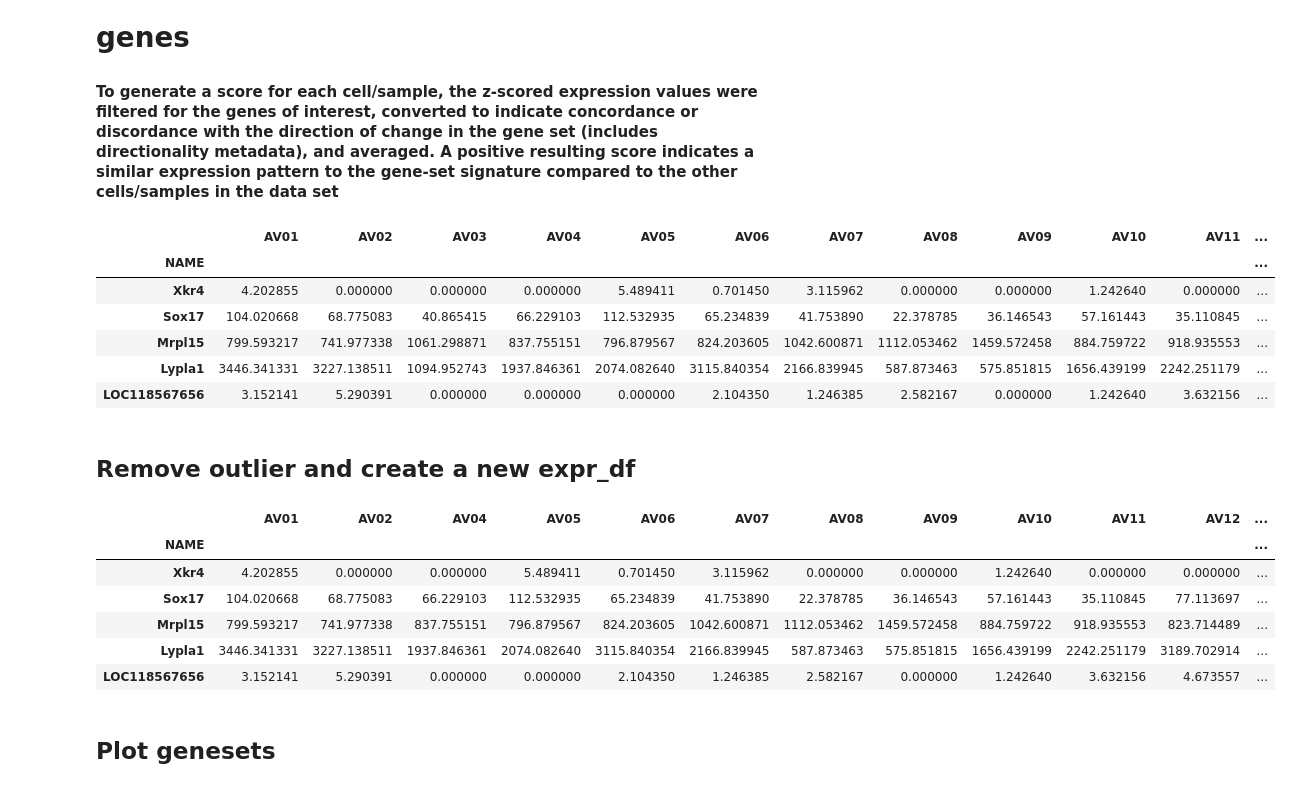
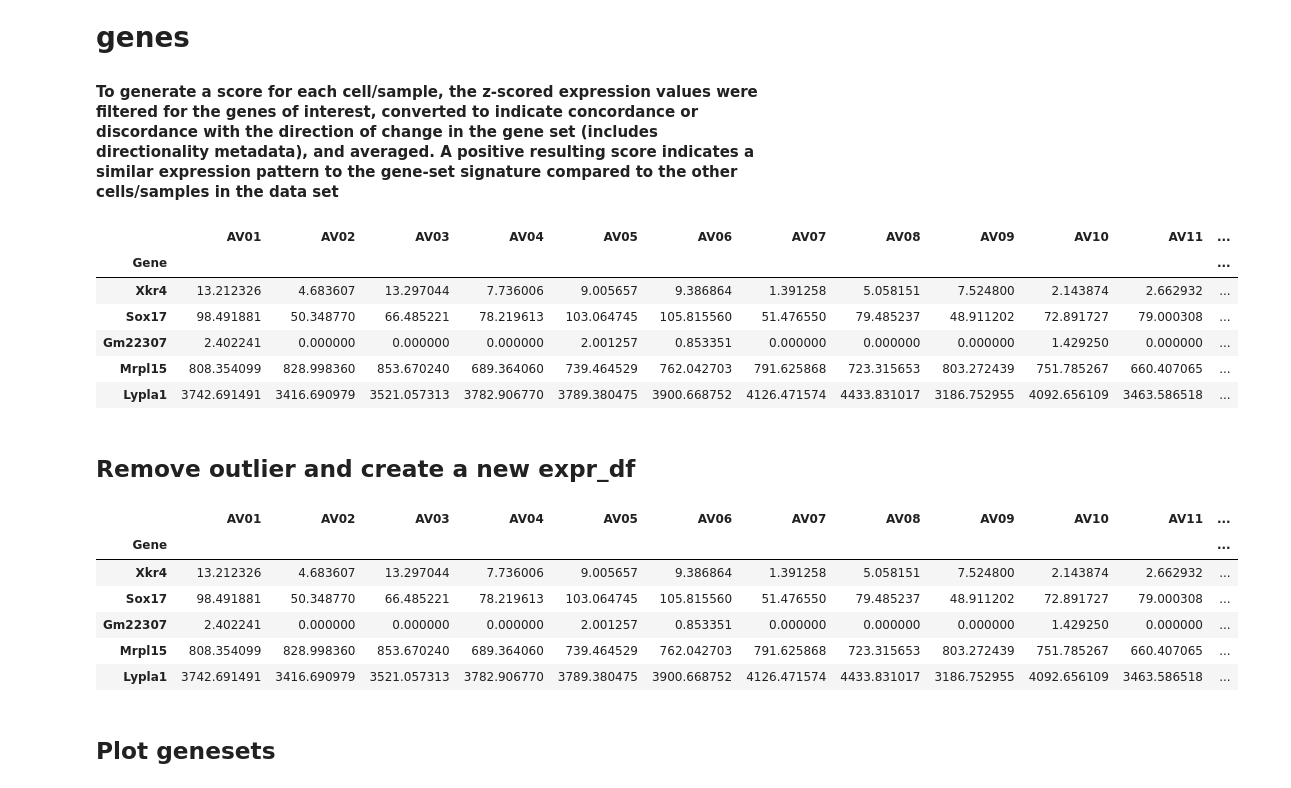
Before and after one commit to akanksha-sachan/ERCC1_iPSC_analysis, a Jupyter notebook: liver_mice/sen_scores.ipynb, the cells around one changed output. Drawn from its saved outputs; the diff is of its cells as text; code cells hidden in the pictures.

```diff
--- a/liver_mice/sen_scores.ipynb
+++ b/liver_mice/sen_scores.ipynb
@@ -14,34 +6,34 @@ from utils import *
 # %%
 data_dir = '/ocean/projects/cis240075p/asachan/datasets/senescence_datasets/mouse_liver/ercc1_livers'
 # %%
-normalized_counts = pd.read_csv(os.path.join(data_dir, 'norm.txt'), sep='\t', skiprows=2)
-expr_df = normalized_counts.set_index('NAME')
-expr_df = expr_df.drop('Description', axis=1)
+normalized_counts = pd.read_csv(os.path.join(data_dir, 'Ercc1_liver_WD_normcounts.csv'), sep=',')
+expr_df = normalized_counts.set_index('Gene')
 expr_df = expr_df.select_dtypes(include=[np.number])
 expr_df = expr_df.dropna()  # Remove rows with NaN values
 display(expr_df.head())
 # %% [output]
 |  | AV01 | AV02 | AV03 | AV04 | AV05 | AV06 | AV07 | AV08 | AV09 | AV10 | AV11 | ... |
-| NAME |  |  |  |  |  |  |  |  |  |  |  | ... |
-| Xkr4 | 4.202855 | 0.000000 | 0.000000 | 0.000000 | 5.489411 | 0.701450 | 3.115962 | 0.000000 | 0.000000 | 1.242640 | 0.000000 | ... |
-| Sox17 | 104.020668 | 68.775083 | 40.865415 | 66.229103 | 112.532935 | 65.234839 | 41.753890 | 22.378785 | 36.146543 | 57.161443 | 35.110845 | ... |
-| Mrpl15 | 799.593217 | 741.977338 | 1061.298871 | 837.755151 | 796.879567 | 824.203605 | 1042.600871 | 1112.053462 | 1459.572458 | 884.759722 | 918.935553 | ... |
-| Lypla1 | 3446.341331 | 3227.138511 | 1094.952743 | 1937.846361 | 2074.082640 | 3115.840354 | 2166.839945 | 587.873463 | 575.851815 | 1656.439199 | 2242.251179 | ... |
-| LOC118567656 | 3.152141 | 5.290391 | 0.000000 | 0.000000 | 0.000000 | 2.104350 | 1.246385 | 2.582167 | 0.000000 | 1.242640 | 3.632156 | ... |
+| Gene |  |  |  |  |  |  |  |  |  |  |  | ... |
+| Xkr4 | 13.212326 | 4.683607 | 13.297044 | 7.736006 | 9.005657 | 9.386864 | 1.391258 | 5.058151 | 7.524800 | 2.143874 | 2.662932 | ... |
+| Sox17 | 98.491881 | 50.348770 | 66.485221 | 78.219613 | 103.064745 | 105.815560 | 51.476550 | 79.485237 | 48.911202 | 72.891727 | 79.000308 | ... |
+| Gm22307 | 2.402241 | 0.000000 | 0.000000 | 0.000000 | 2.001257 | 0.853351 | 0.000000 | 0.000000 | 0.000000 | 1.429250 | 0.000000 | ... |
+| Mrpl15 | 808.354099 | 828.998360 | 853.670240 | 689.364060 | 739.464529 | 762.042703 | 791.625868 | 723.315653 | 803.272439 | 751.785267 | 660.407065 | ... |
+| Lypla1 | 3742.691491 | 3416.690979 | 3521.057313 | 3782.906770 | 3789.380475 | 3900.668752 | 4126.471574 | 4433.831017 | 3186.752955 | 4092.656109 | 3463.586518 | ... |
 # %% [markdown]
 ## Remove outlier and create a new expr_df
 # %%
 # remove AV03 from the df columns
-expr_df_no_outliers = expr_df.drop(columns=['AV03'])
+#expr_df_no_outliers = expr_df.drop(columns=['AV03'])
+expr_df_no_outliers = expr_df
 display(expr_df_no_outliers.head())
 # %% [output]
-|  | AV01 | AV02 | AV04 | AV05 | AV06 | AV07 | AV08 | AV09 | AV10 | AV11 | AV12 | ... |
-| NAME |  |  |  |  |  |  |  |  |  |  |  | ... |
-| Xkr4 | 4.202855 | 0.000000 | 0.000000 | 5.489411 | 0.701450 | 3.115962 | 0.000000 | 0.000000 | 1.242640 | 0.000000 | 0.000000 | ... |
-| Sox17 | 104.020668 | 68.775083 | 66.229103 | 112.532935 | 65.234839 | 41.753890 | 22.378785 | 36.146543 | 57.161443 | 35.110845 | 77.113697 | ... |
-| Mrpl15 | 799.593217 | 741.977338 | 837.755151 | 796.879567 | 824.203605 | 1042.600871 | 1112.053462 | 1459.572458 | 884.759722 | 918.935553 | 823.714489 | ... |
-| Lypla1 | 3446.341331 | 3227.138511 | 1937.846361 | 2074.082640 | 3115.840354 | 2166.839945 | 587.873463 | 575.851815 | 1656.439199 | 2242.251179 | 3189.702914 | ... |
-| LOC118567656 | 3.152141 | 5.290391 | 0.000000 | 0.000000 | 2.104350 | 1.246385 | 2.582167 | 0.000000 | 1.242640 | 3.632156 | 4.673557 | ... |
+|  | AV01 | AV02 | AV03 | AV04 | AV05 | AV06 | AV07 | AV08 | AV09 | AV10 | AV11 | ... |
+| Gene |  |  |  |  |  |  |  |  |  |  |  | ... |
+| Xkr4 | 13.212326 | 4.683607 | 13.297044 | 7.736006 | 9.005657 | 9.386864 | 1.391258 | 5.058151 | 7.524800 | 2.143874 | 2.662932 | ... |
+| Sox17 | 98.491881 | 50.348770 | 66.485221 | 78.219613 | 103.064745 | 105.815560 | 51.476550 | 79.485237 | 48.911202 | 72.891727 | 79.000308 | ... |
+| Gm22307 | 2.402241 | 0.000000 | 0.000000 | 0.000000 | 2.001257 | 0.853351 | 0.000000 | 0.000000 | 0.000000 | 1.429250 | 0.000000 | ... |
+| Mrpl15 | 808.354099 | 828.998360 | 853.670240 | 689.364060 | 739.464529 | 762.042703 | 791.625868 | 723.315653 | 803.272439 | 751.785267 | 660.407065 | ... |
+| Lypla1 | 3742.691491 | 3416.690979 | 3521.057313 | 3782.906770 | 3789.380475 | 3900.668752 | 4126.471574 | 4433.831017 | 3186.752955 | 4092.656109 | 3463.586518 | ... |
 # %% [markdown]
 ## Plot genesets
 # %%
```
Also changed, not shown: parts of 14 cells of this notebook, 1 other file.
